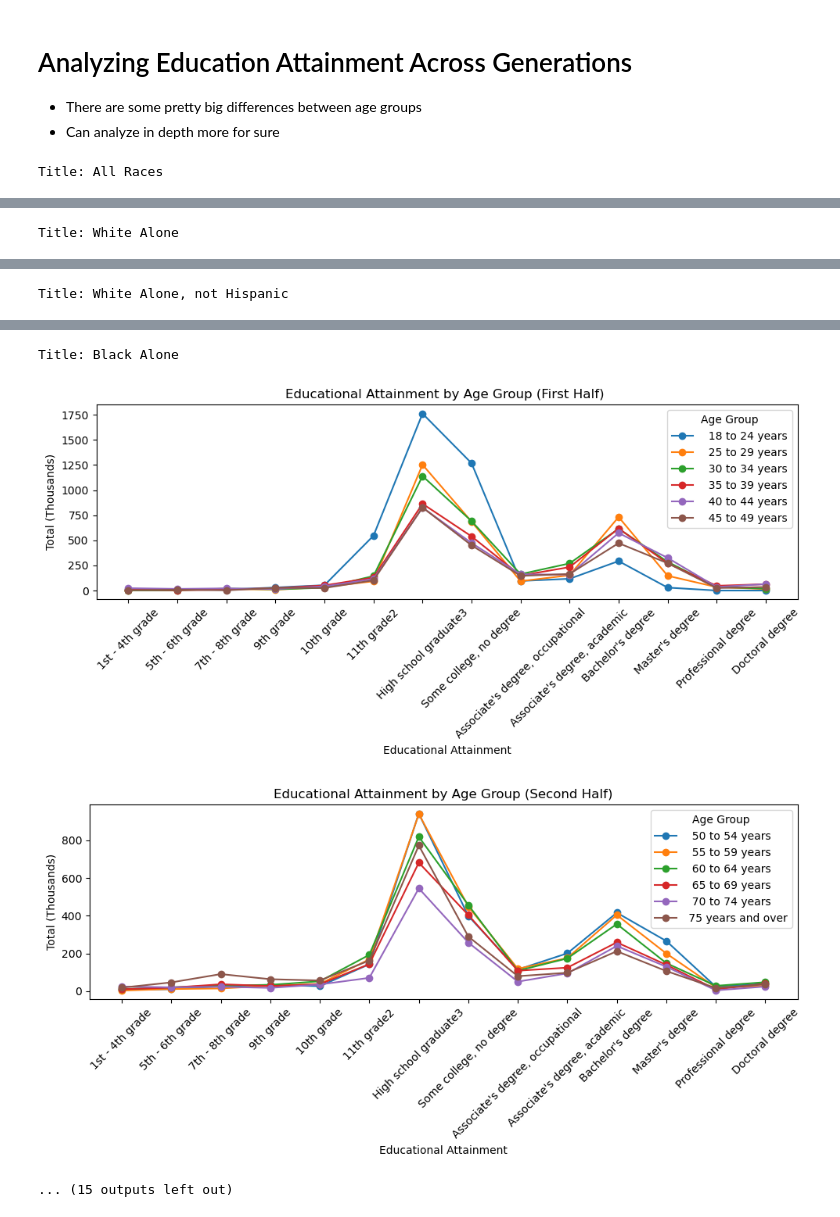
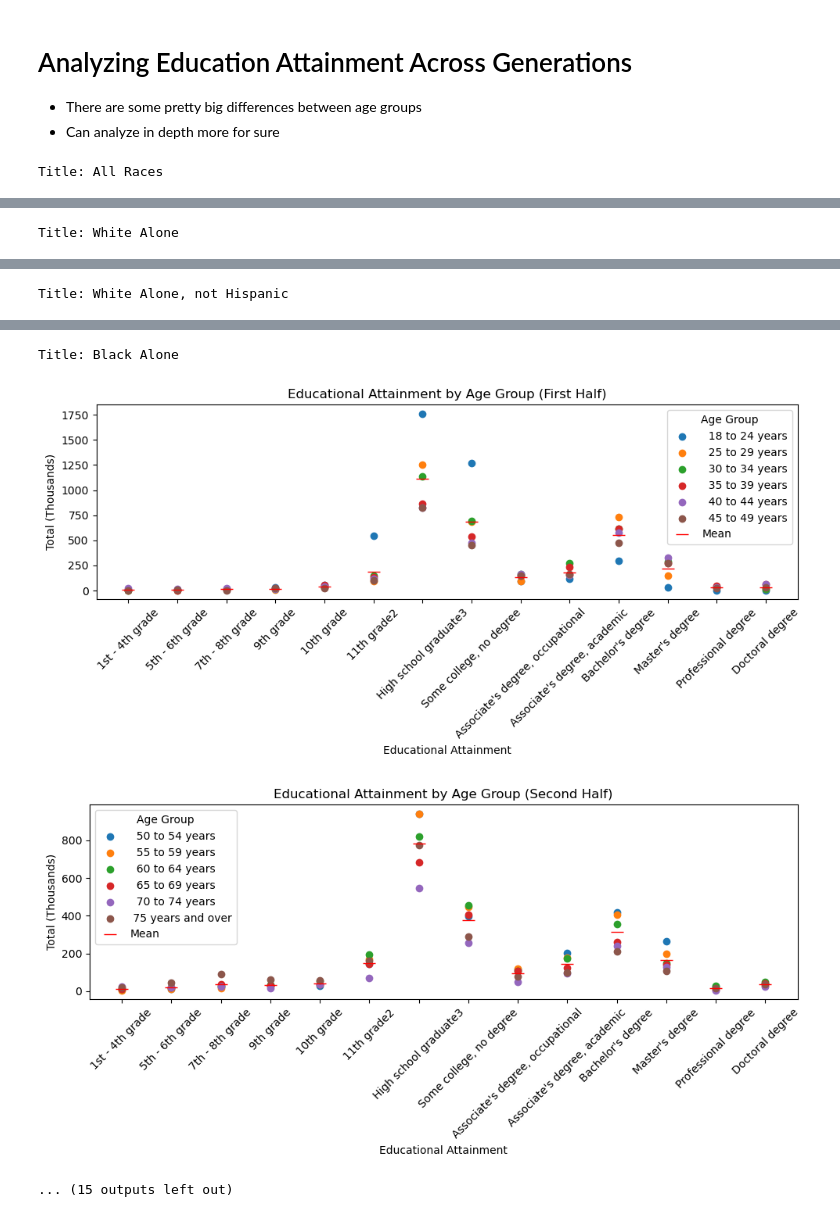
Before and after one commit to kevinha159/CSCI-620-GAs, a Jupyter notebook: GA1.ipynb, the cells around one changed output, grey strips where cells are left out. Saved outputs shown, nothing was run; the diff lists cells and outputs as text; code cells hidden in the pictures.

Commit message:
Switched line graphs to dot diagrams (scatter plot)

```diff
--- a/GA1.ipynb
+++ b/GA1.ipynb
@@ -150,12 +150,13 @@ Title: Table 3. Detailed Years of School Completed by People 25 Years and Over b
 - Can analyze in depth more for sure
 # %%
 import matplotlib.pyplot as plt
+import pandas as pd
 
-def edu_line_chart(file):
+def edu_dot_chart(file):
     # headers on row 5
     df_title = pd.read_excel(file, header=None)
     # dynamically printing title
-    print("\033[1m" + "Title: " + df_title.iloc[3, 0]  + "\033[0m")
+    print("\033[1m" + "Title: " + df_title.iloc[3, 0] + "\033[0m")
 
     df = pd.read_excel(file, header=5)
 
@@ -172,7 +173,7 @@ def edu_line_chart(file):
 
     df.replace('Z', 0, inplace=True)
     # exclude the first two columns and plot the rest
-    df = df.iloc[:, 2:].transpose()  # Exclude the first two columns
+    df = df.iloc[:, 2:].transpose()
 
     # split the dataframe for plotting
     young_df = df.iloc[:, 0:6]
@@ -180,11 +181,16 @@ def edu_line_chart(file):
 
     plt.figure(figsize=(10, 5))
     for c in young_df.columns:
-        plt.plot(young_df.index, young_df[c], marker='o', label=c)
+        plt.scatter(young_df.index, young_df[c], label=c)
+
+    # show mean
+    means_young = young_df.mean(axis=1)
+    for i, mean in enumerate(means_young):
+        plt.plot([means_young.index[i]], [mean], 'r_', markersize=12, label='Mean' if i == 0 else "")
 
     plt.xlabel("Educational Attainment")
     plt.ylabel("Total (Thousands)")
-    plt.title("Educational Attainment by Age Group (First Half) ")
+    plt.title("Educational Attainment by Age Group (First Half)")
     plt.legend(title="Age Group")
     plt.xticks(rotation=45)
     plt.tight_layout()
@@ -192,7 +198,12 @@ def edu_line_chart(file):
 
     plt.figure(figsize=(10, 5))
     for c in old_df.columns:
-        plt.plot(old_df.index, old_df[c], marker='o', label=c)
+        plt.scatter(old_df.index, old_df[c], label=c)
+
+    # show mean
+    means_old = old_df.mean(axis=1)
+    for i, mean in enumerate(means_old):
+        plt.plot([means_old.index[i]], [mean], 'r_', markersize=12, label='Mean' if i == 0 else "")
 
     plt.xlabel("Educational Attainment")
     plt.ylabel("Total (Thousands)")
@@ -202,7 +213,7 @@ def edu_line_chart(file):
     plt.tight_layout()
     plt.show()
 
-for i in range(1,10):
-    edu_line_chart(f"Table1/table-1-{i}.xlsx")
+for i in range(1, 10):
+    edu_dot_chart(f"Table1/table-1-{i}.xlsx")
 # %% [output]
 Title: All Races
@@ -217,4 +228,4 @@ Title: White Alone, not Hispanic
 Title: Black Alone
-[figure, old version]
+[figure, new version]
-[figure, old version]
+[figure, new version]
 ... (15 outputs left out)
```
Also changed, not shown: parts of 1 cell of this notebook.
